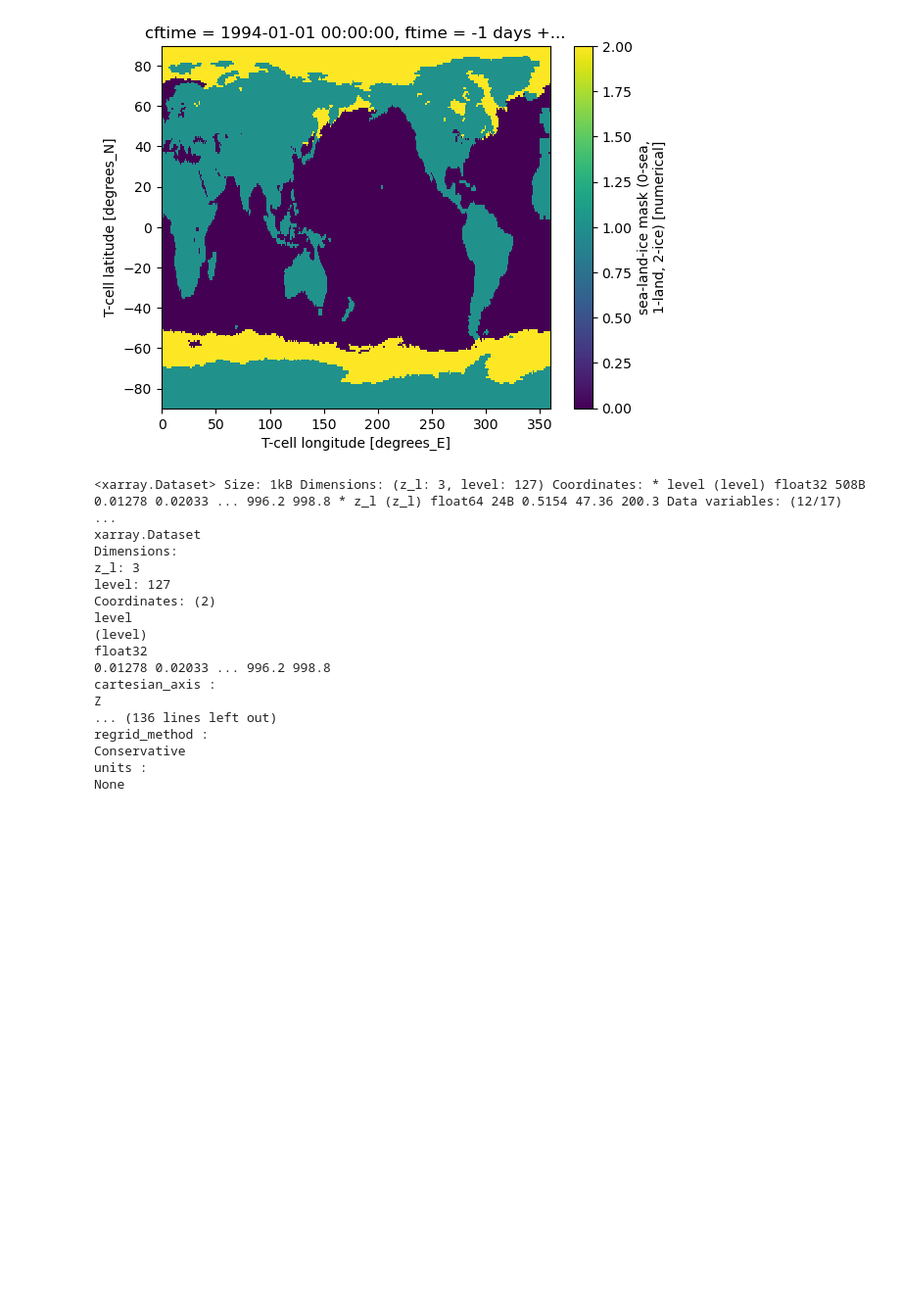
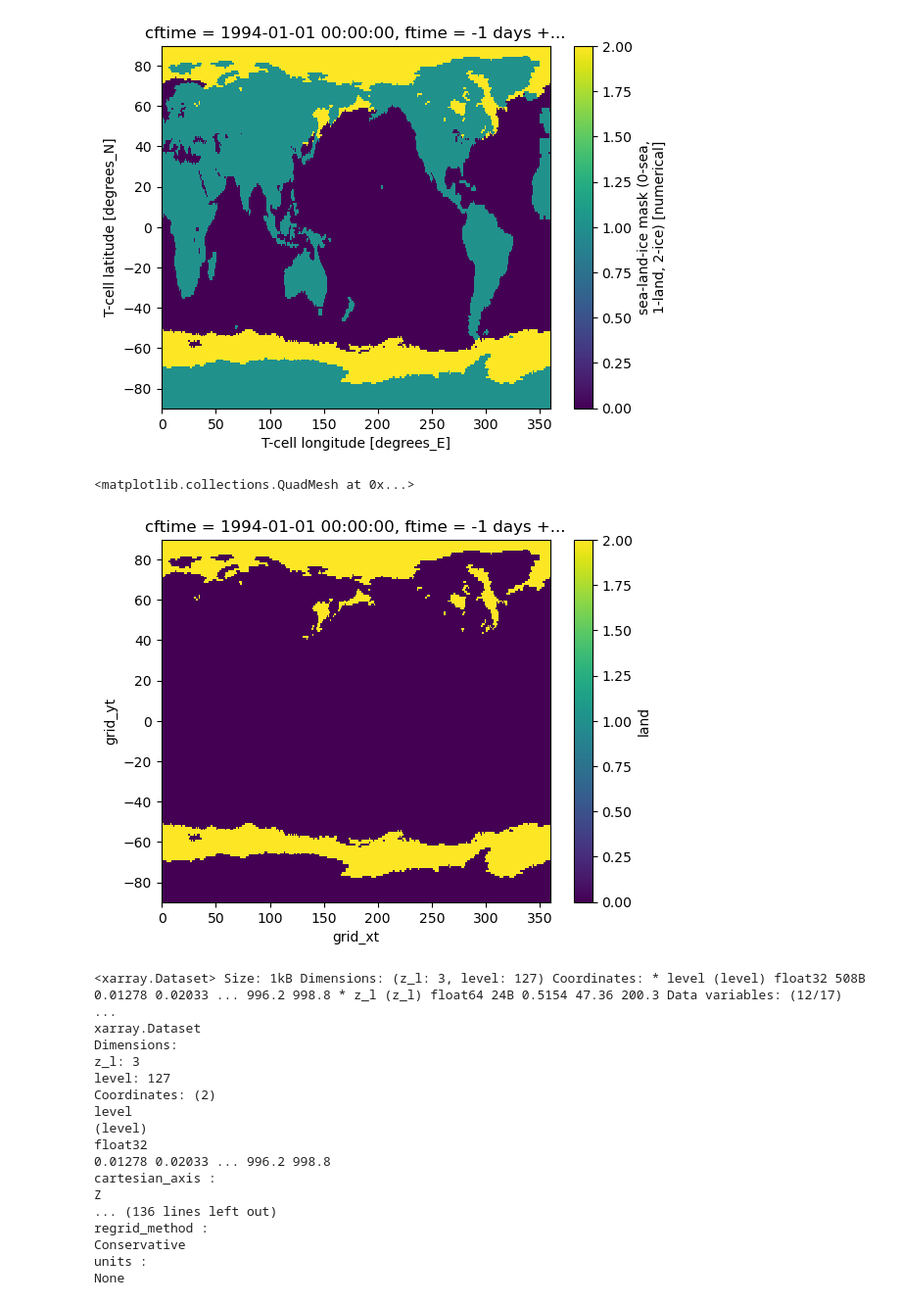
Before and after one commit to NOAA-PSL/graph-ufs, a Jupyter notebook: prototypes/cp0_mini/data_visualization.ipynb, the cells around one changed output. Shown at 98% size. Drawn from its saved outputs; the diff is of its cells as text; code cells hidden in the pictures; blank space fills up the shorter version.

```diff
--- a/prototypes/cp0_mini/data_visualization.ipynb
+++ b/prototypes/cp0_mini/data_visualization.ipynb
@@ -28,6 +28,14 @@ ds.land.isel(time=0).plot()
 plt.show()
 # %% [output]
 [figure]
+# %%
+mask = ds.land.isel(time=0)
+icemask = xr.where(mask==2, mask, 0)
+# %%
+icemask.plot()
+# %% [output]
+<matplotlib.collections.QuadMesh at 0x...>
+[figure, added]
 # %%
 ds_norm = xr.open_zarr('zarr-stores/normalization/coupled/diffs_stddev_by_level.zarr/')
 ds_norm
```
Also changed, not shown: parts of 1 cell of this notebook, 4 other files.
